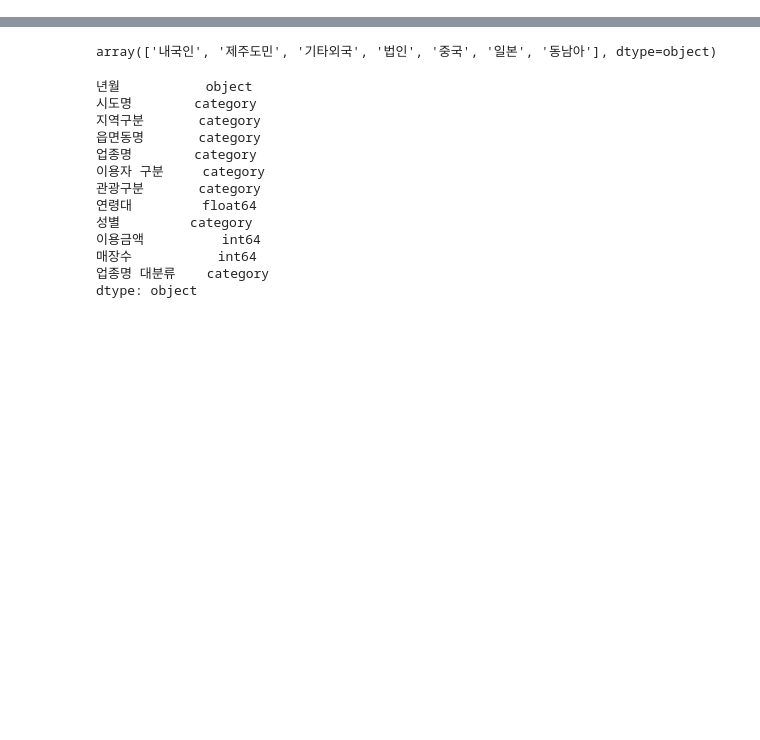
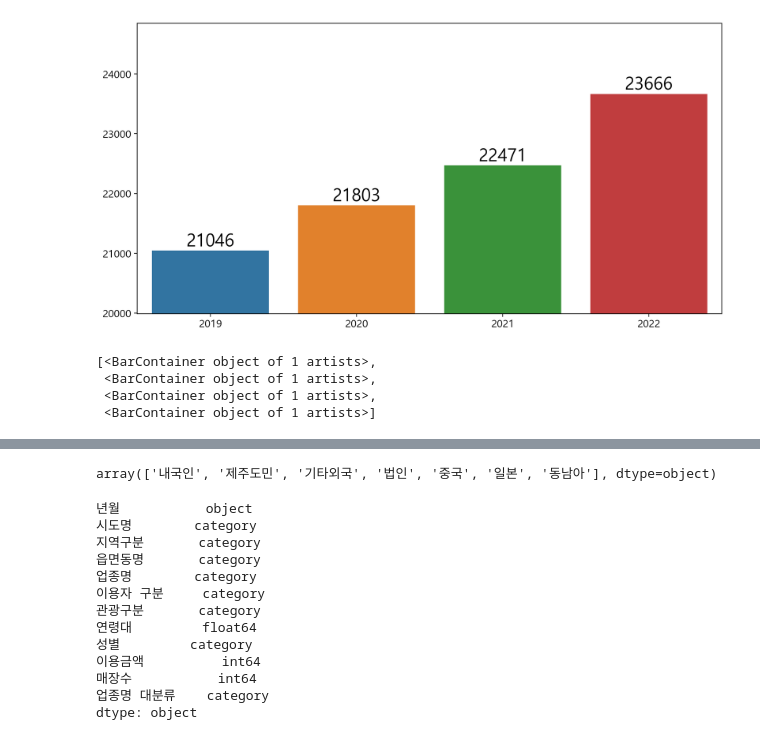
Before and after one commit to hyk2202/semi_project_2, a Jupyter notebook: Vscode/한열/read_csv.ipynb, the cells around one changed output, grey strips where cells are left out. Saved outputs shown, nothing was run; the diff lists cells and outputs as text; code cells hidden in the pictures; blank space fills up the shorter version.

```diff
--- a/Vscode/한열/read_csv.ipynb
+++ b/Vscode/한열/read_csv.ipynb
@@ -20,3 +59,20 @@ dataf1 = read_csv('../../파일/한열/임시데이터/외국인관광지입장
+# %%
+plt.figure()
+ax = sb.barplot(data=comp_num)
+plt.ylim(int(comp_num.T.min())*0.95,int(comp_num.T.max())*1.05)
+for i in range(4):
+    plt.bar_label(ax.containers[i],fontsize=20)
+plt.show()
+plt.close()
+# %% [output]
+[figure, added]
+# %%
+ax.containers
+# %% [output]
+[<BarContainer object of 1 artists>,
+ <BarContainer object of 1 artists>,
+ <BarContainer object of 1 artists>,
+ <BarContainer object of 1 artists>]
 # %%
 df = concat([origin,origin1,origin2],ignore_index=True)
 df
```
Also changed, not shown: parts of 5 cells of this notebook, 3 other files.
